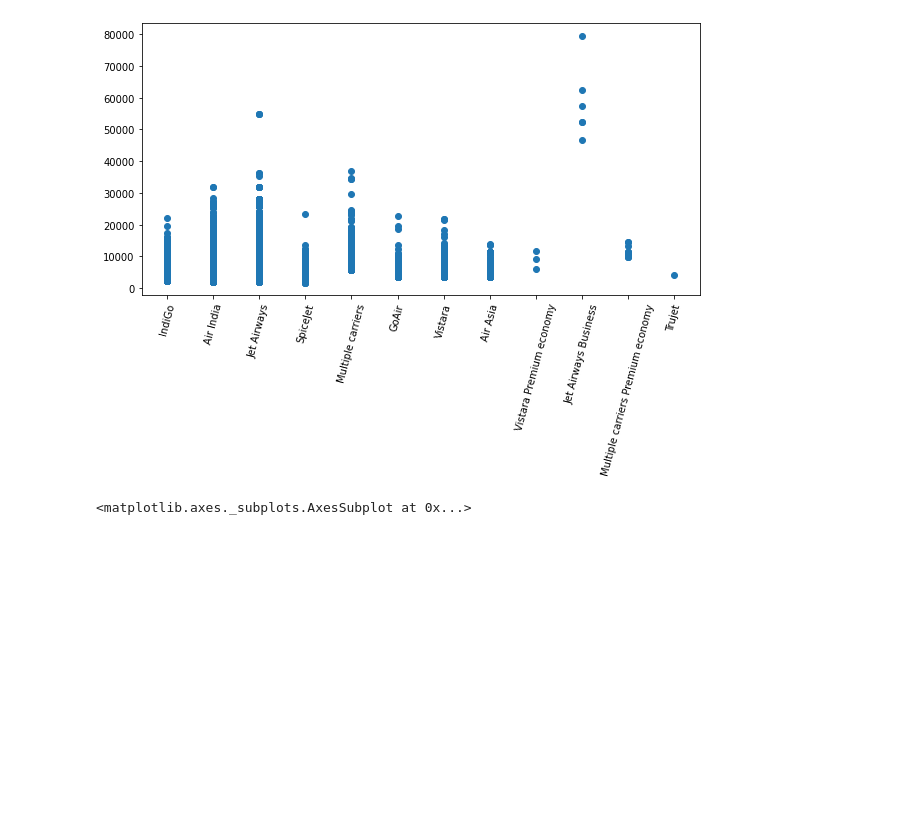
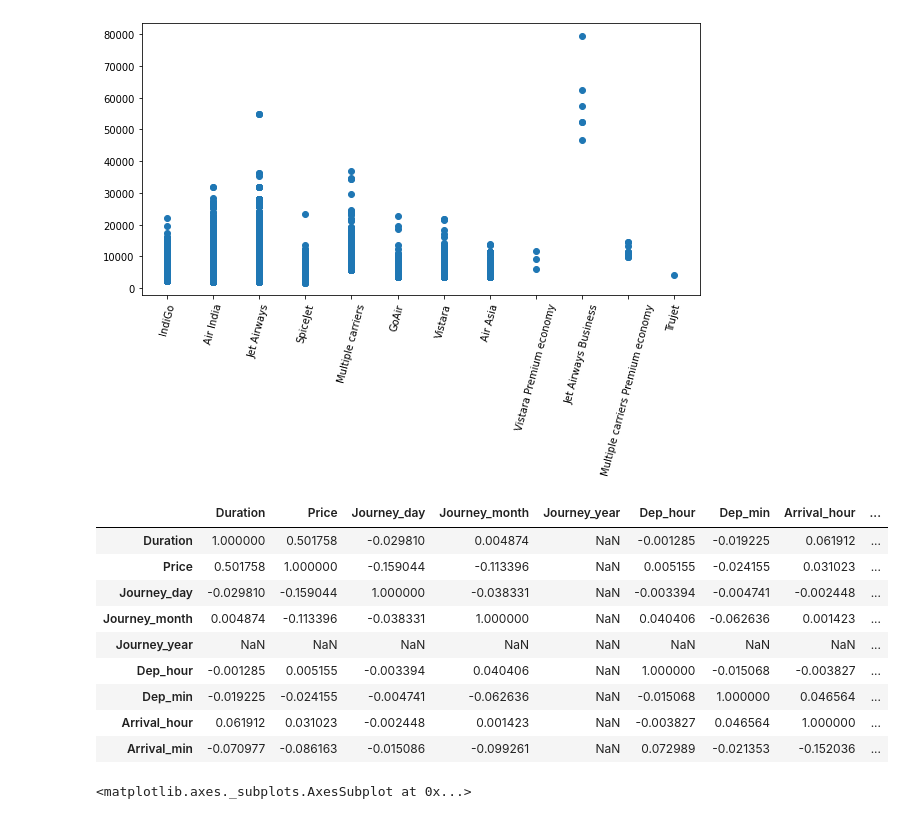
Before and after one commit to mlfigueiredo/CienciaDosDados, a Jupyter notebook: Aviação_Regressão.ipynb, the cells around one changed output. Drawn from its saved outputs; the diff is of its cells as text; code cells hidden in the pictures; blank space fills up the shorter version.

```diff
--- a/Aviação_Regressão.ipynb
+++ b/Aviação_Regressão.ipynb
@@ -304,6 +335,19 @@ plt.xticks(rotation=75)
 ([0, 1, 2, 3, 4, 5, 6, 7, 8, 9, 10, 11],
  <a list of 12 Text major ticklabel objects>)
 [figure]
+# %%
+df_train.corr()
+# %% [output]
+|  | Duration | Price | Journey_day | Journey_month | Journey_year | Dep_hour | Dep_min | Arrival_hour | ... |
+| Duration | 1.000000 | 0.501758 | -0.029810 | 0.004874 | NaN | -0.001285 | -0.019225 | 0.061912 | ... |
+| Price | 0.501758 | 1.000000 | -0.159044 | -0.113396 | NaN | 0.005155 | -0.024155 | 0.031023 | ... |
+| Journey_day | -0.029810 | -0.159044 | 1.000000 | -0.038331 | NaN | -0.003394 | -0.004741 | -0.002448 | ... |
+| Journey_month | 0.004874 | -0.113396 | -0.038331 | 1.000000 | NaN | 0.040406 | -0.062636 | 0.001423 | ... |
+| Journey_year | NaN | NaN | NaN | NaN | NaN | NaN | NaN | NaN | ... |
+| Dep_hour | -0.001285 | 0.005155 | -0.003394 | 0.040406 | NaN | 1.000000 | -0.015068 | -0.003827 | ... |
+| Dep_min | -0.019225 | -0.024155 | -0.004741 | -0.062636 | NaN | -0.015068 | 1.000000 | 0.046564 | ... |
+| Arrival_hour | 0.061912 | 0.031023 | -0.002448 | 0.001423 | NaN | -0.003827 | 0.046564 | 1.000000 | ... |
+| Arrival_min | -0.070977 | -0.086163 | -0.015086 | -0.099261 | NaN | 0.072989 | -0.021353 | -0.152036 | ... |
 # %%
 plt.figure(figsize=(11,11))
 sns.heatmap(df_train.corr(), annot=True, cmap="RdYlGn")
```
Also changed, not shown: parts of 15 cells of this notebook.
